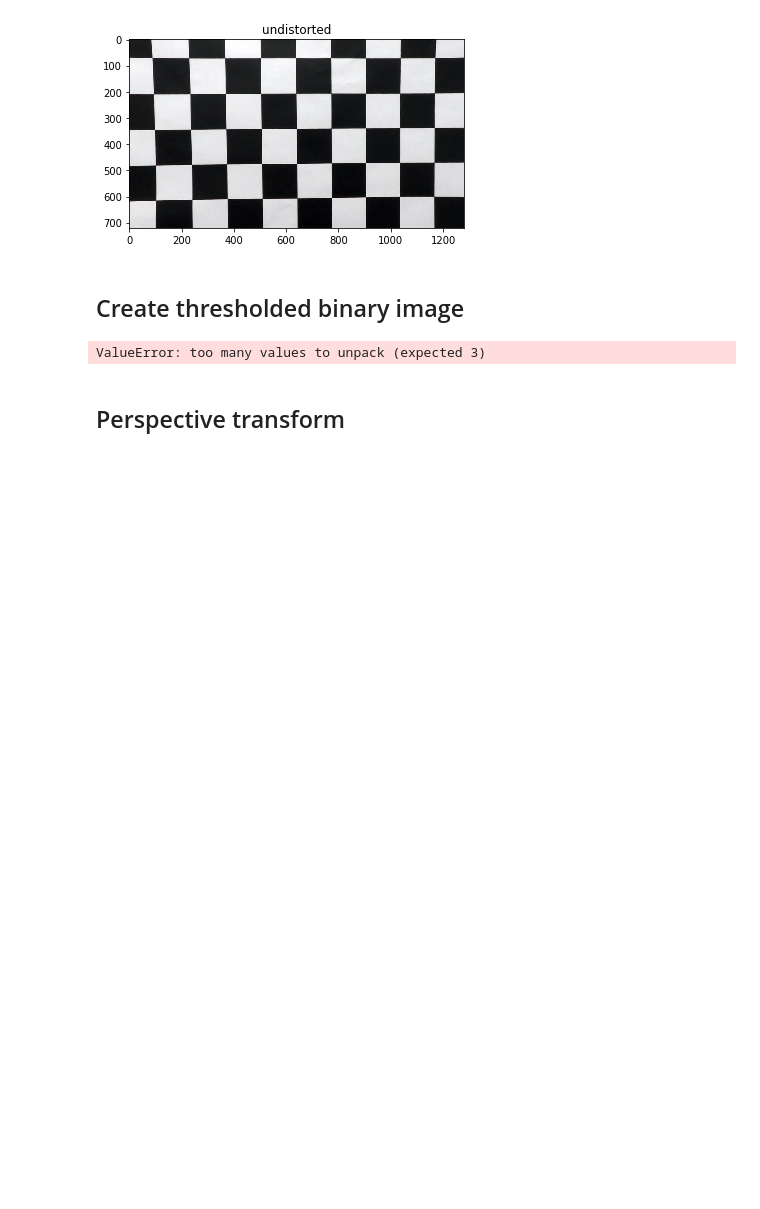
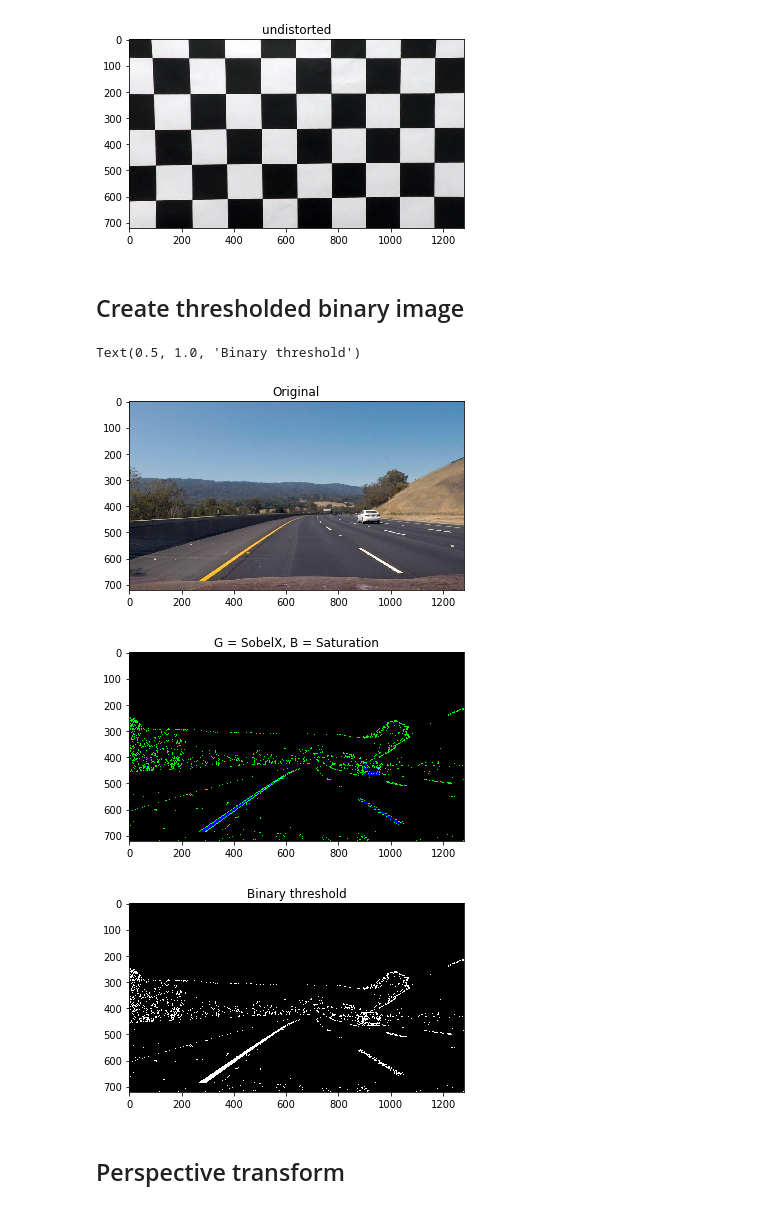
Before and after one commit to ashwinmr/CarND-Advanced-Lane-Lines, a Jupyter notebook: Main.ipynb, the cells around one changed output. Saved outputs shown, nothing was run; the diff lists cells and outputs as text; code cells hidden in the pictures; blank space fills up the shorter version.

```diff
--- a/Main.ipynb
+++ b/Main.ipynb
@@ -114,35 +114,39 @@ def get_bin_thresh(image,sx_thresh=(20, 100),sat_thresh=(170, 255)):
     # Create binary image
     bin_thresh = np.zeros_like(image_gray)
     bin_thresh[(sx_binary > 0) | (sat_binary > 0)]=1
 
     return bin_thresh, sx_binary, sat_binary
 
 # Obtain test image file
 image = cv2.imread('test_images/test3.jpg')
 
 # Convert to RGB
 image = cv2.cvtColor(image,cv2.COLOR_BGR2RGB)
+image_org = image # Store for later
 
 # Get binary threshold
-bin_thresh, sx_binary, sat_binary = get_bin_thresh(image)*255
+bin_thresh, sx_binary, sat_binary = get_bin_thresh(image)
 
 # Get binary threshold image
 image_bin_thresh = bin_thresh * 255
 
 plt.figure()
 plt.imshow(image)
 plt.title('Original')
 
 plt.figure()
 color_binary = np.dstack(( np.zeros_like(sx_binary), sx_binary, sat_binary)) * 255
 plt.imshow(color_binary)
 plt.title('G = SobelX, B = Saturation')
 
 plt.figure()
 plt.imshow(image_bin_thresh,cmap = 'gray')
 plt.title('Binary threshold')
 # %% [output]
-ValueError: too many values to unpack (expected 3)
+Text(0.5, 1.0, 'Binary threshold')
+[figure, added]
+[figure, added]
+[figure, added]
 # %% [markdown]
 ## Perspective transform
 # %%
```
Also changed, not shown: parts of 7 cells of this notebook.
